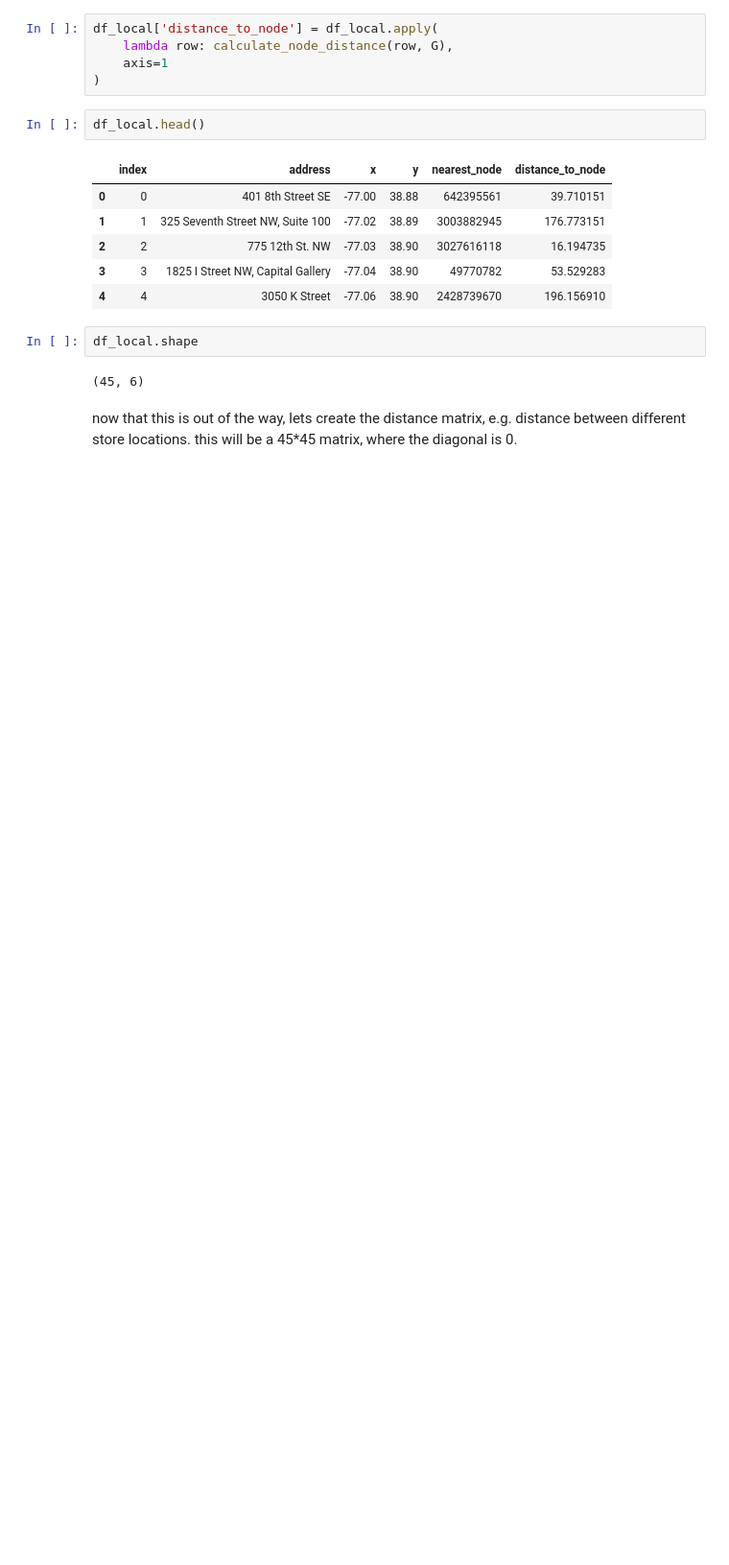
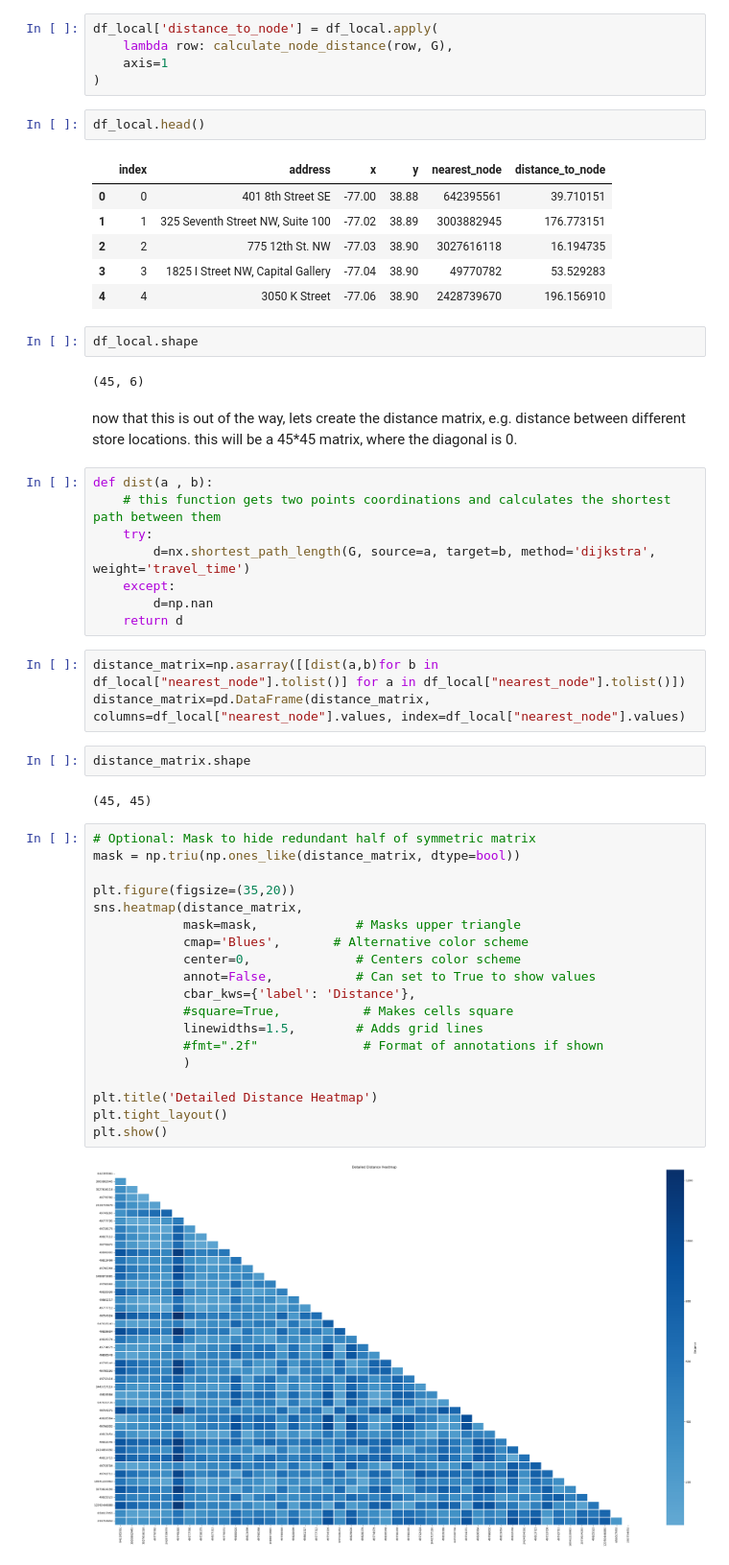
Before and after one commit to amirhosseinkarimi7/network_optimization, a Jupyter notebook: starbucks_DC.ipynb, the cells around one changed output. Shown at 96% size. Drawn from its saved outputs; the diff is of its cells as text; blank space fills up the shorter version.

Commit message:
heatmap - distance matrix

```diff
--- a/starbucks_DC.ipynb
+++ b/starbucks_DC.ipynb
@@ -189,3 +189,39 @@ df_local.shape
 (45, 6)
 # %% [markdown]
 now that this is out of the way, lets create the distance matrix, e.g. distance between different store locations. this will be a 45*45 matrix, where the diagonal is 0.
+# %%
+def dist(a , b):
+    # this function gets two points coordinations and calculates the shortest path between them
+    try:
+        d=nx.shortest_path_length(G, source=a, target=b, method='dijkstra', weight='travel_time')
+    except:
+        d=np.nan
+    return d
+# %%
+distance_matrix=np.asarray([[dist(a,b)for b in df_local["nearest_node"].tolist()] for a in df_local["nearest_node"].tolist()])
+distance_matrix=pd.DataFrame(distance_matrix, columns=df_local["nearest_node"].values, index=df_local["nearest_node"].values)
+# %%
+distance_matrix.shape
+# %% [output]
+(45, 45)
+# %%
+# Optional: Mask to hide redundant half of symmetric matrix
+mask = np.triu(np.ones_like(distance_matrix, dtype=bool))
+
+plt.figure(figsize=(35,20))
+sns.heatmap(distance_matrix,
+            mask=mask,             # Masks upper triangle
+            cmap='Blues',       # Alternative color scheme
+            center=0,              # Centers color scheme
+            annot=False,           # Can set to True to show values
+            cbar_kws={'label': 'Distance'},
+            #square=True,           # Makes cells square
+            linewidths=1.5,        # Adds grid lines
+            #fmt=".2f"              # Format of annotations if shown
+            )
+
+plt.title('Detailed Distance Heatmap')
+plt.tight_layout()
+plt.show()
+# %% [output]
+[figure, added]
```
